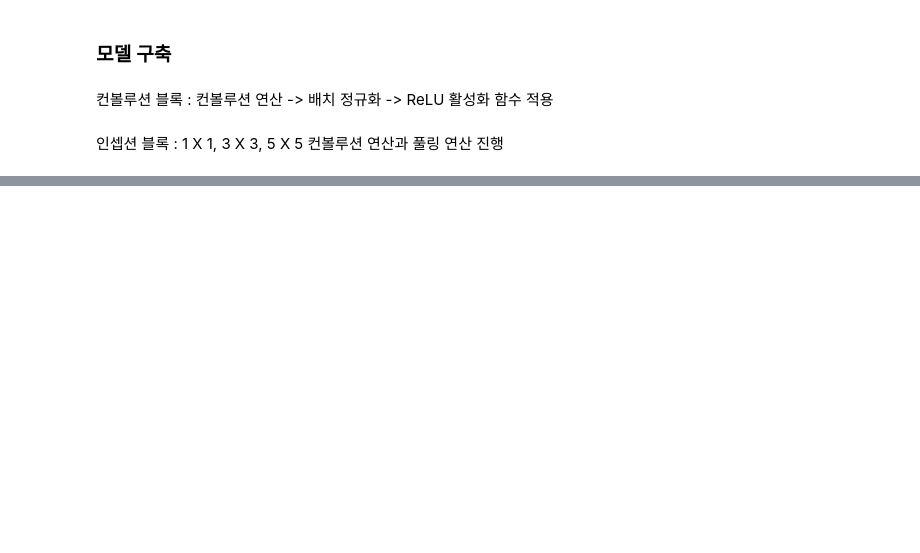
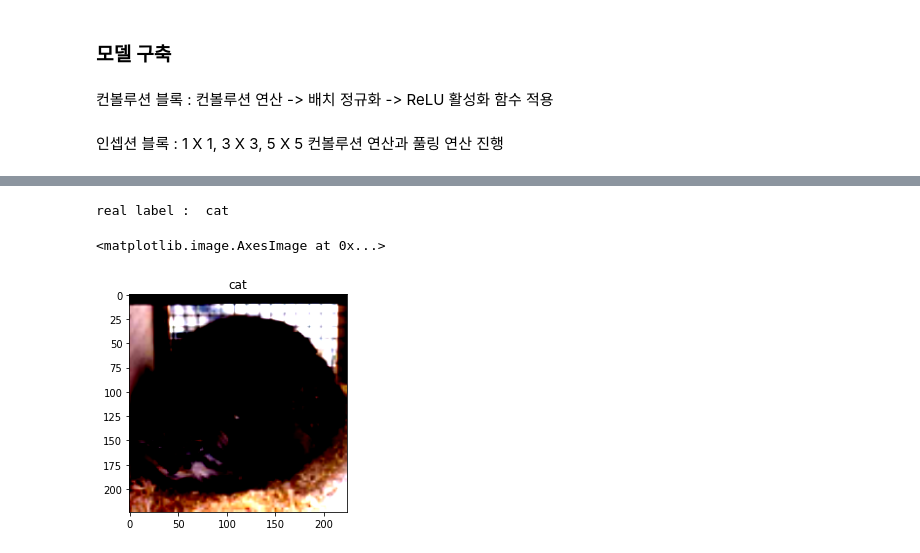
Before and after one commit to hekoh99/pytorch_exercise, a Jupyter notebook: implementation/inception.ipynb, the cells around one changed output, grey strips where cells are left out. Cells and saved outputs as stored; diff of their text form; code cells hidden in the pictures; blank space fills up the shorter version.

```diff
--- a/implementation/inception.ipynb
+++ b/implementation/inception.ipynb
@@ -271,10 +286,12 @@ class GoogLeNet(nn.Module):
 # %%
 device = torch.device('cuda' if torch.cuda.is_available() else 'cpu')
 print(device)
-model = GoogLeNet(aux_logits=True, num_classes=10, init_weights=True).to(device)
+model = GoogLeNet(aux_logits=False, num_classes=10, init_weights=True).to(device)
 
 # 개수, 차원, 세로, 가로
 x = torch.randn(3, 3, 224, 224).to(device)
 output = model(x)
+print(output)
+print(model)
 # %% [output]
 cuda
@@ -280,0 +316,16 @@ cuda
+# %%
+from torch.optim.lr_scheduler import StepLR
+
+loss_func = nn.CrossEntropyLoss(reduction='sum')
+opt = optim.Adam(model.parameters(), lr=0.001)
+lr_scheduler = StepLR(opt, step_size=10, gamma=0.1)
+
+# hyper parameters
+num_epochs = 20
+optimizer = opt
+loss_func = loss_func
+train_dl = train_dl
+val_dl = valid_dl
+sanity_check = False
+lr_scheduler = lr_scheduler
+path2weights = '/content/drive/MyDrive/Colab_Notebooks/pytorch/code/implementation/models/inception_weights.pt'
@@ -280,0 +401,14 @@ cuda
+# %%
+img, label = next(iter(valid_dl))
+inference_img = img[0]
+real_label = train_ds.classes[label[0]]
+print("real label : ", real_label)
+
+x = torch.randn(1, 3, 224, 224).to(device)
+x[0] = inference_img
+inference_out = model(x)
+# print(inference_out)
+best_index = inference_out.max(dim=1).indices.item()
+plt.title(train_ds.classes[best_index])
+plt.imshow(np.transpose(inference_img, (1,2,0)))
+# %% [output]
@@ -280,0 +416,3 @@ cuda
+real label :  cat
+<matplotlib.image.AxesImage at 0x...>
+[figure, added]
```
Also changed, not shown: parts of 8 cells of this notebook, 2 other files.
